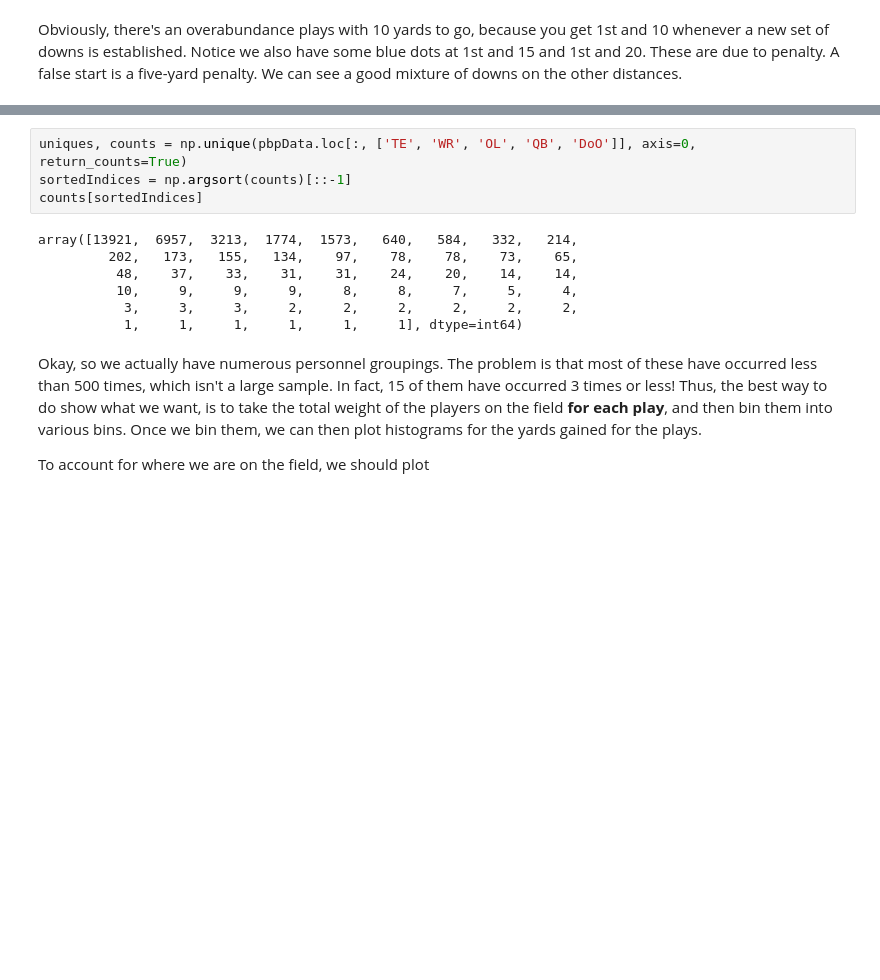
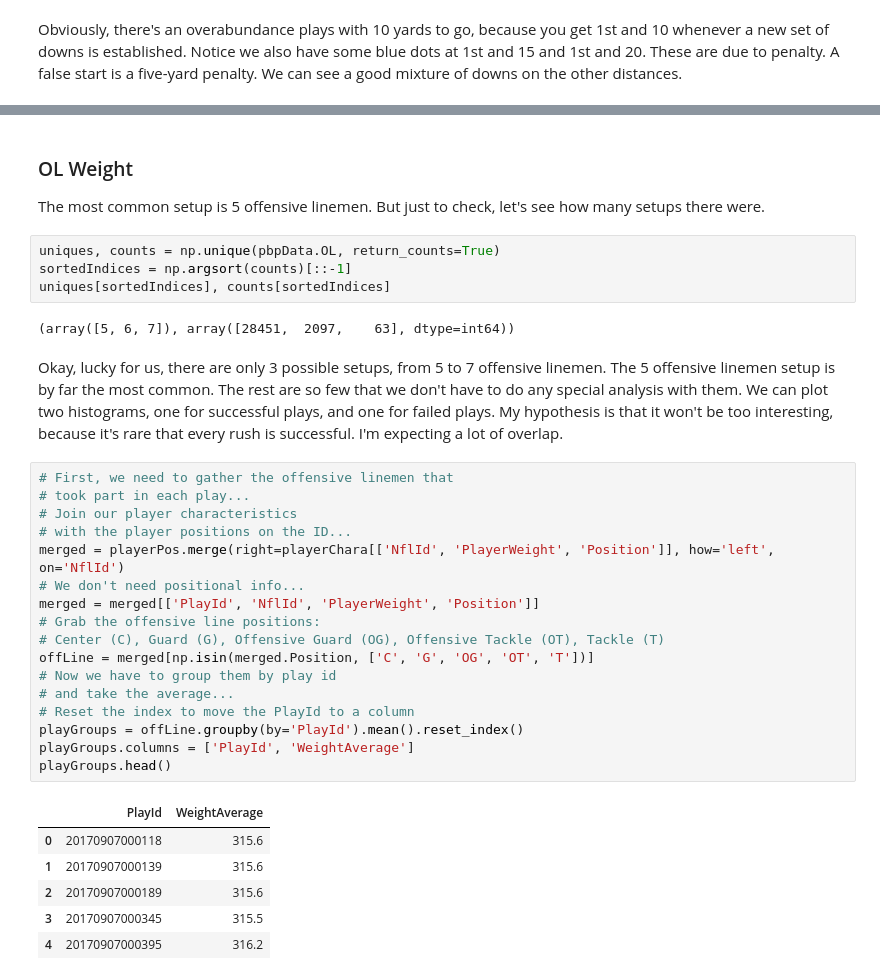
Before and after one commit to MughilM/Data-Science-Projects, a Jupyter notebook: NFL NextGen/2 - EDA.ipynb, the cells around one changed output, grey strips where cells are left out. Drawn from its saved outputs; the diff is of its cells as text; blank space fills up the shorter version.

Commit message:
Added OL weight plot (and JSON)

```diff
--- a/NFL NextGen/2 - EDA.ipynb
+++ b/NFL NextGen/2 - EDA.ipynb
@@ -219,15 +245,35 @@ These are ones that have 5 offensive linemen. The most common lineup is 1 runnin
+# %% [markdown]
+### OL Weight
+The most common setup is 5 offensive linemen. But just to check, let's see how many setups there were.
 # %%
-uniques, counts = np.unique(pbpData.loc[:, ['TE', 'WR', 'OL', 'QB', 'DoO']], axis=0, return_counts=True)
+uniques, counts = np.unique(pbpData.OL, return_counts=True)
 sortedIndices = np.argsort(counts)[::-1]
-counts[sortedIndices]
+uniques[sortedIndices], counts[sortedIndices]
 # %% [output]
-array([13921,  6957,  3213,  1774,  1573,   640,   584,   332,   214,
-         202,   173,   155,   134,    97,    78,    78,    73,    65,
-          48,    37,    33,    31,    31,    24,    20,    14,    14,
-          10,     9,     9,     9,     8,     8,     7,     5,     4,
-           3,     3,     3,     2,     2,     2,     2,     2,     2,
-           1,     1,     1,     1,     1,     1], dtype=int64)
+(array([5, 6, 7]), array([28451,  2097,    63], dtype=int64))
-# %% [markdown]
-Okay, so we actually have numerous personnel groupings. The problem is that most of these have occurred less than 500 times, which isn't a large sample. In fact, 15 of them have occurred 3 times or less! Thus, the best way to do show what we want, is to take the total weight of the players on the field **for each play**, and then bin them into various bins. Once we bin them, we can then plot histograms for the yards gained for the plays.
-
-To account for where we are on the field, we should plot
+# %% [markdown]
+Okay, lucky for us, there are only 3 possible setups, from 5 to 7 offensive linemen. The 5 offensive linemen setup is by far the most common. The rest are so few that we don't have to do any special analysis with them. We can plot two histograms, one for successful plays, and one for failed plays. My hypothesis is that it won't be too interesting, because it's rare that every rush is successful. I'm expecting a lot of overlap.
+# %%
+# First, we need to gather the offensive linemen that
+# took part in each play...
+# Join our player characteristics
+# with the player positions on the ID...
+merged = playerPos.merge(right=playerChara[['NflId', 'PlayerWeight', 'Position']], how='left', on='NflId')
+# We don't need positional info...
+merged = merged[['PlayId', 'NflId', 'PlayerWeight', 'Position']]
+# Grab the offensive line positions:
+# Center (C), Guard (G), Offensive Guard (OG), Offensive Tackle (OT), Tackle (T)
+offLine = merged[np.isin(merged.Position, ['C', 'G', 'OG', 'OT', 'T'])]
+# Now we have to group them by play id
+# and take the average...
+# Reset the index to move the PlayId to a column
+playGroups = offLine.groupby(by='PlayId').mean().reset_index()
+playGroups.columns = ['PlayId', 'WeightAverage']
+playGroups.head()
+# %% [output]
+|  | PlayId | WeightAverage |
+| 0 | 20170907000118 | 315.6 |
+| 1 | 20170907000139 | 315.6 |
+| 2 | 20170907000189 | 315.6 |
+| 3 | 20170907000345 | 315.5 |
+| 4 | 20170907000395 | 316.2 |
```
Also changed, not shown: parts of 10 cells of this notebook, 1 other file.
